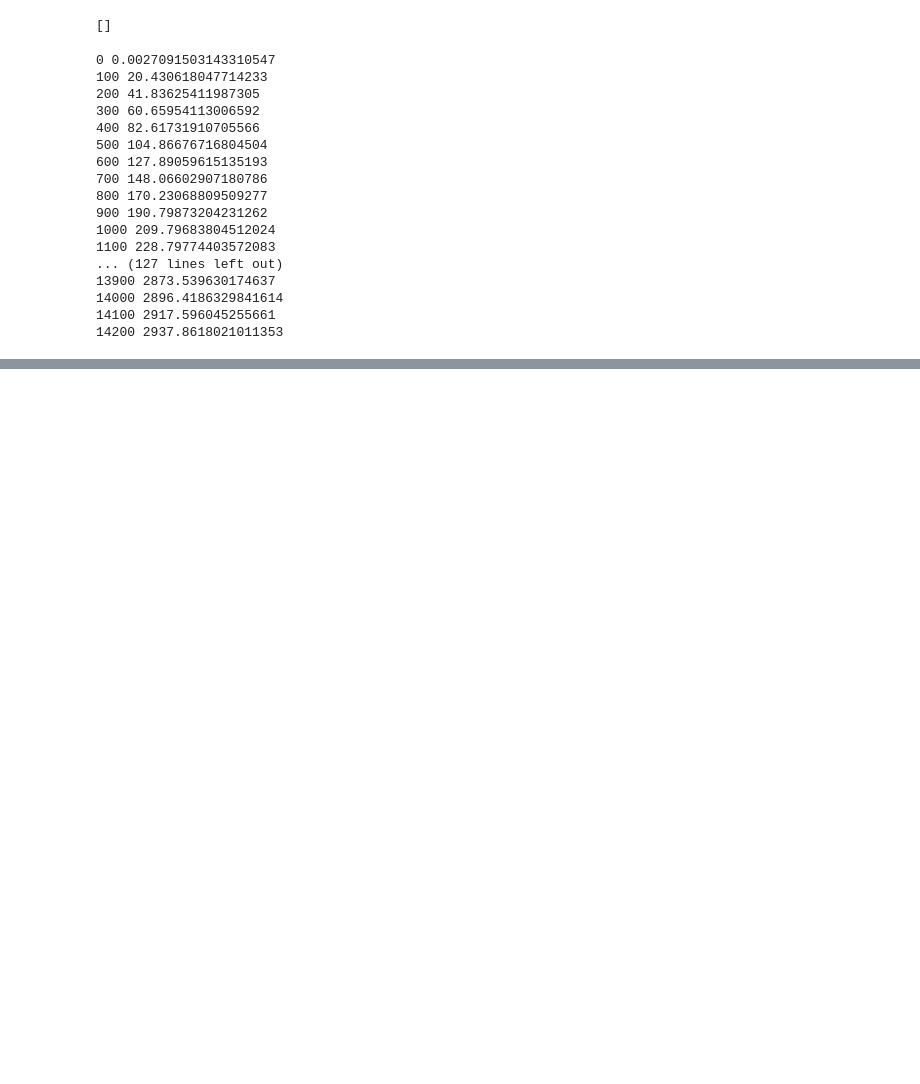
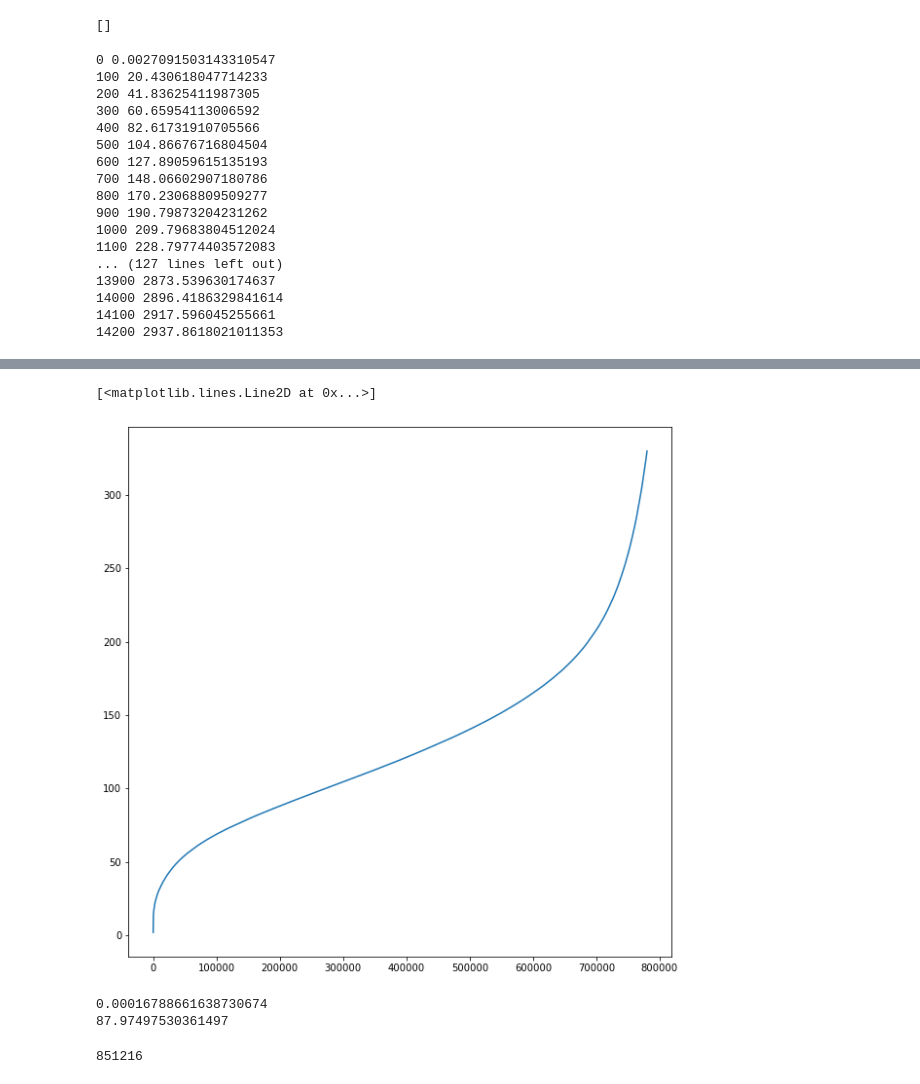
Before and after one commit to craigschmidt/idf-glove, a Jupyter notebook: idfglove42.ipynb, the cells around one changed output, grey strips where cells are left out. Drawn from its saved outputs; the diff is of its cells as text; code cells hidden in the pictures; blank space fills up the shorter version.

```diff
--- a/idfglove42.ipynb
+++ b/idfglove42.ipynb
@@ -509,0 +571,37 @@ plt.hlines(y=0,xmin=0, xmax=len(ig), color="red")
+# %%
+# lets see how it looks before zooming off
+plt.rcParams['figure.figsize'] = [10, 10]
+plt.plot(sortedig[:780000])
+# %% [output]
+[<matplotlib.lines.Line2D at 0x...>]
+[figure, added]
+# %%
+# it has a nice linear region, so lets extend that out to cut off the larger values
+# what is our slope around 200000
+# delta y / delta x
+slope = (sortedig[201000] - sortedig[200000])/(201000 - 200000)
+
+print(slope)
+intercept = sortedig[200000]
+print(intercept)
+# %% [output]
+0.00016788661638730674
+87.97497530361497
+# %%
+# now make a series that is linear from 200000 on
+linear = []
+quad = []
+linlookup = {}
+for i, (gain,w,df) in enumerate(triples):
+    if i <= 200000:
+        lin = gain
+    else:
+        # linear approximation
+        lin = intercept + slope*(i-200000)
+
+    linear.append(lin)
+    quad.append((gain,w,df,lin))
+    linlookup[w] = lin
+print(len(linear))
+# %% [output]
+851216
```
Also changed, not shown: parts of 55 cells of this notebook.
